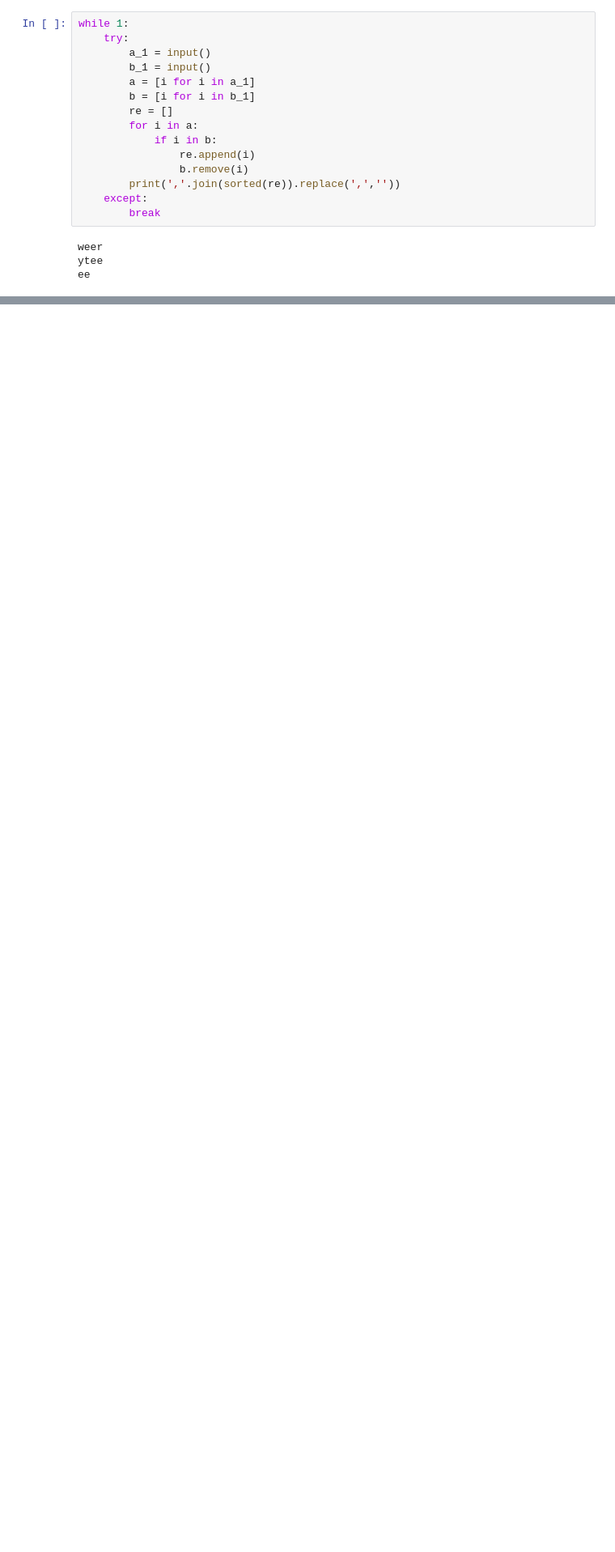
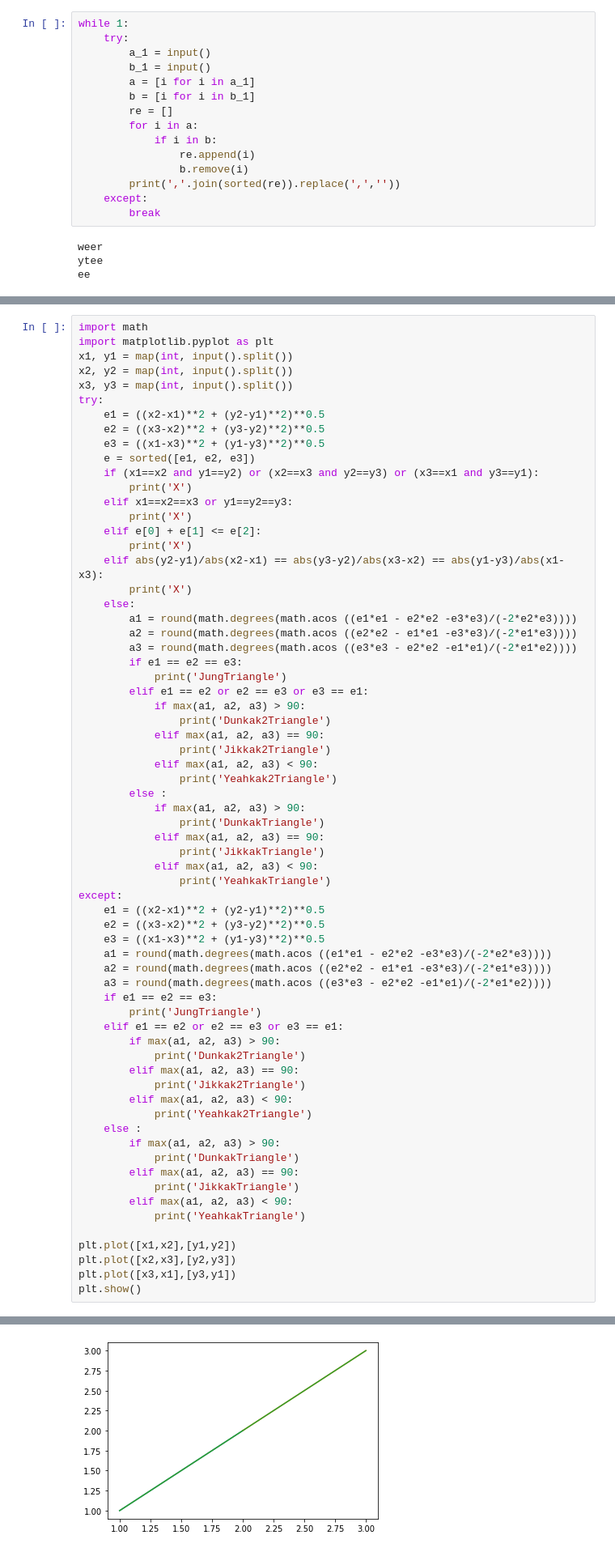
Before and after one commit to chi-hun/baekjoon_test, a Jupyter notebook: baekjoon_test.ipynb, the cells around one changed output, grey strips where cells are left out. Shown at 81% size. Cells and saved outputs as stored; diff of their text form; blank space fills up the shorter version.

```diff
--- a/baekjoon_test.ipynb
+++ b/baekjoon_test.ipynb
@@ -847,0 +1108,68 @@ ee
+# %%
+import math
+import matplotlib.pyplot as plt
+x1, y1 = map(int, input().split())
+x2, y2 = map(int, input().split())
+x3, y3 = map(int, input().split())
+try:
+    e1 = ((x2-x1)**2 + (y2-y1)**2)**0.5
+    e2 = ((x3-x2)**2 + (y3-y2)**2)**0.5
+    e3 = ((x1-x3)**2 + (y1-y3)**2)**0.5
+    e = sorted([e1, e2, e3])
+    if (x1==x2 and y1==y2) or (x2==x3 and y2==y3) or (x3==x1 and y3==y1):
+        print('X')
+    elif x1==x2==x3 or y1==y2==y3:
+        print('X')
+    elif e[0] + e[1] <= e[2]:
+        print('X')
+    elif abs(y2-y1)/abs(x2-x1) == abs(y3-y2)/abs(x3-x2) == abs(y1-y3)/abs(x1-x3):
+        print('X')
+    else:
+        a1 = round(math.degrees(math.acos ((e1*e1 - e2*e2 -e3*e3)/(-2*e2*e3))))
+        a2 = round(math.degrees(math.acos ((e2*e2 - e1*e1 -e3*e3)/(-2*e1*e3))))
+        a3 = round(math.degrees(math.acos ((e3*e3 - e2*e2 -e1*e1)/(-2*e1*e2))))
+        if e1 == e2 == e3:
+            print('JungTriangle')
+        elif e1 == e2 or e2 == e3 or e3 == e1:
+            if max(a1, a2, a3) > 90:
+                print('Dunkak2Triangle')
+            elif max(a1, a2, a3) == 90:
+                print('Jikkak2Triangle')
+            elif max(a1, a2, a3) < 90:
+                print('Yeahkak2Triangle')
+        else :
+            if max(a1, a2, a3) > 90:
+                print('DunkakTriangle')
+            elif max(a1, a2, a3) == 90:
+                print('JikkakTriangle')
+            elif max(a1, a2, a3) < 90:
+                print('YeahkakTriangle')
+except:
+    e1 = ((x2-x1)**2 + (y2-y1)**2)**0.5
+    e2 = ((x3-x2)**2 + (y3-y2)**2)**0.5
+    e3 = ((x1-x3)**2 + (y1-y3)**2)**0.5
+    a1 = round(math.degrees(math.acos ((e1*e1 - e2*e2 -e3*e3)/(-2*e2*e3))))
+    a2 = round(math.degrees(math.acos ((e2*e2 - e1*e1 -e3*e3)/(-2*e1*e3))))
+    a3 = round(math.degrees(math.acos ((e3*e3 - e2*e2 -e1*e1)/(-2*e1*e2))))
+    if e1 == e2 == e3:
+        print('JungTriangle')
+    elif e1 == e2 or e2 == e3 or e3 == e1:
+        if max(a1, a2, a3) > 90:
+            print('Dunkak2Triangle')
+        elif max(a1, a2, a3) == 90:
+            print('Jikkak2Triangle')
+        elif max(a1, a2, a3) < 90:
+            print('Yeahkak2Triangle')
+    else :
+        if max(a1, a2, a3) > 90:
+            print('DunkakTriangle')
+        elif max(a1, a2, a3) == 90:
+            print('JikkakTriangle')
+        elif max(a1, a2, a3) < 90:
+            print('YeahkakTriangle')
+
+plt.plot([x1,x2],[y1,y2])
+plt.plot([x2,x3],[y2,y3])
+plt.plot([x3,x1],[y3,y1])
+plt.show()
+# %% [output]
@@ -847,0 +1180 @@ ee
+[figure, added]
```
Also changed, not shown: parts of 18 cells of this notebook.
